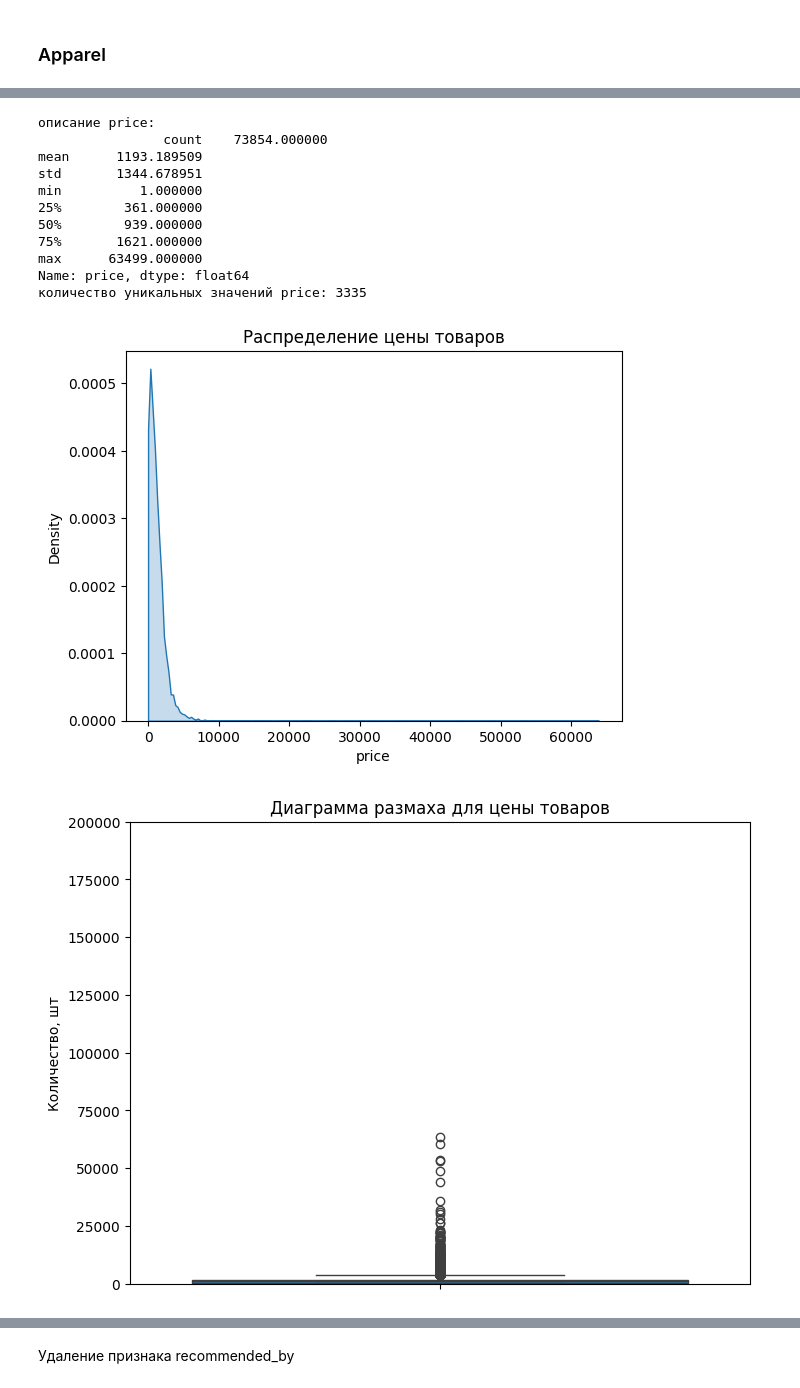
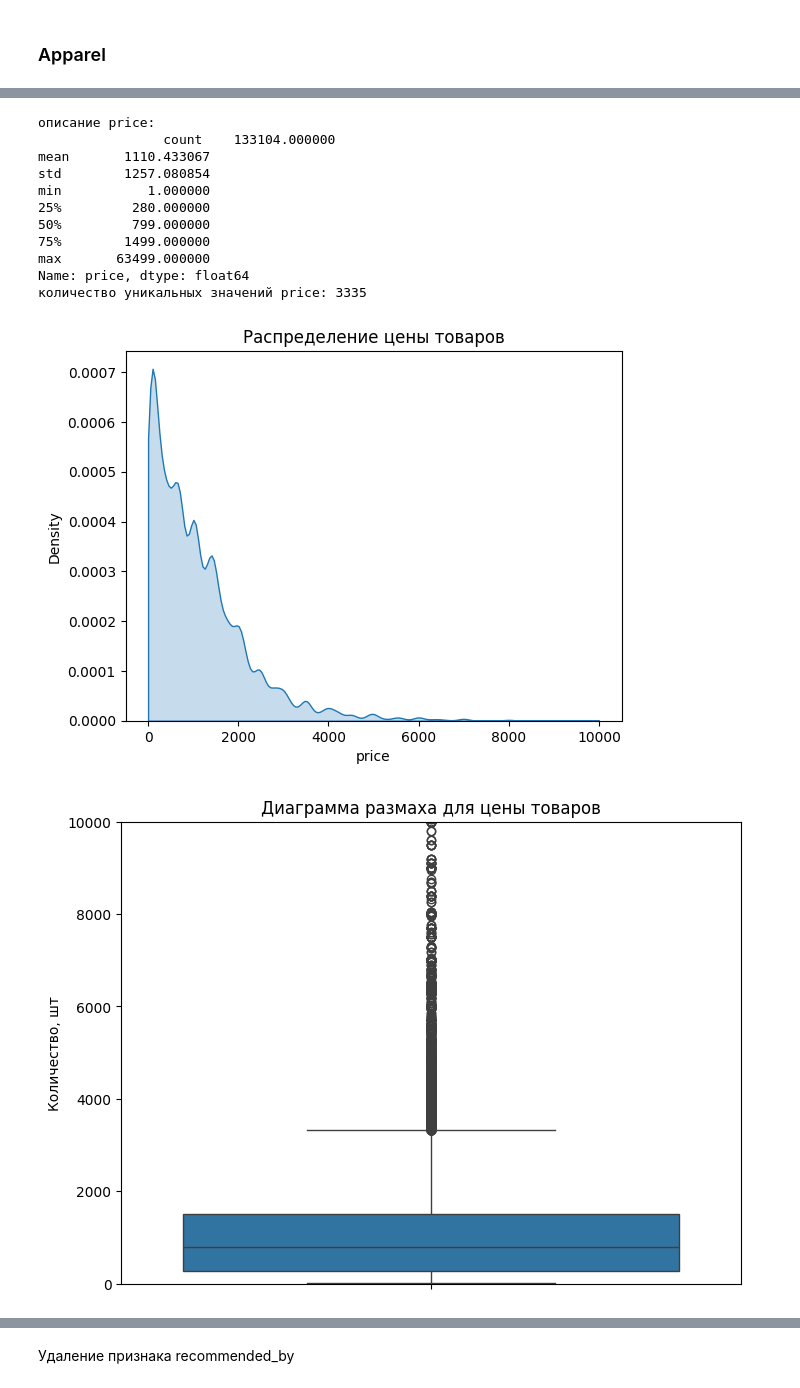
Before and after one commit to denis-42ds/repeat_purchase_forecast, a Jupyter notebook: ecom_forecast.ipynb, the cells around one changed output, grey strips where cells are left out. Saved outputs shown, nothing was run; the diff lists cells and outputs as text; code cells hidden in the pictures.

```diff
--- a/ecom_forecast.ipynb
+++ b/ecom_forecast.ipynb
@@ -231,7 +228,7 @@ marketplace = marketplace.drop(['created_at'], axis=1)
 # %% [markdown]
 ### Apparel
 # %%
-explorer_apparel = DatasetExplorer(apparel)
+explorer_apparel = DatasetExplorer(apparel, y_lim=10000)
 explorer_apparel.explore_dataset()  # 133104
 # %% [output]
 <class 'pandas.core.frame.DataFrame'>
@@ -280,15 +277,15 @@ Name: quantity, dtype: float64
 описание price:
-                count    73854.000000
-mean      1193.189509
-std       1344.678951
-min          1.000000
-25%        361.000000
-50%        939.000000
-75%       1621.000000
-max      63499.000000
+                count    133104.000000
+mean       1110.433067
+std        1257.080854
+min           1.000000
+25%         280.000000
+50%         799.000000
+75%        1499.000000
+max       63499.000000
 Name: price, dtype: float64
 количество уникальных значений price: 3335
-[figure, old version]
+[figure, new version]
-[figure, old version]
+[figure, new version]
 Первая запись в датафрейме: 2022-10-26 00:00:00
                 Последняя запись в датафрейме: 2023-10-26 00:00:00
```
Also changed, not shown: parts of 30 cells of this notebook, 1 other file.
